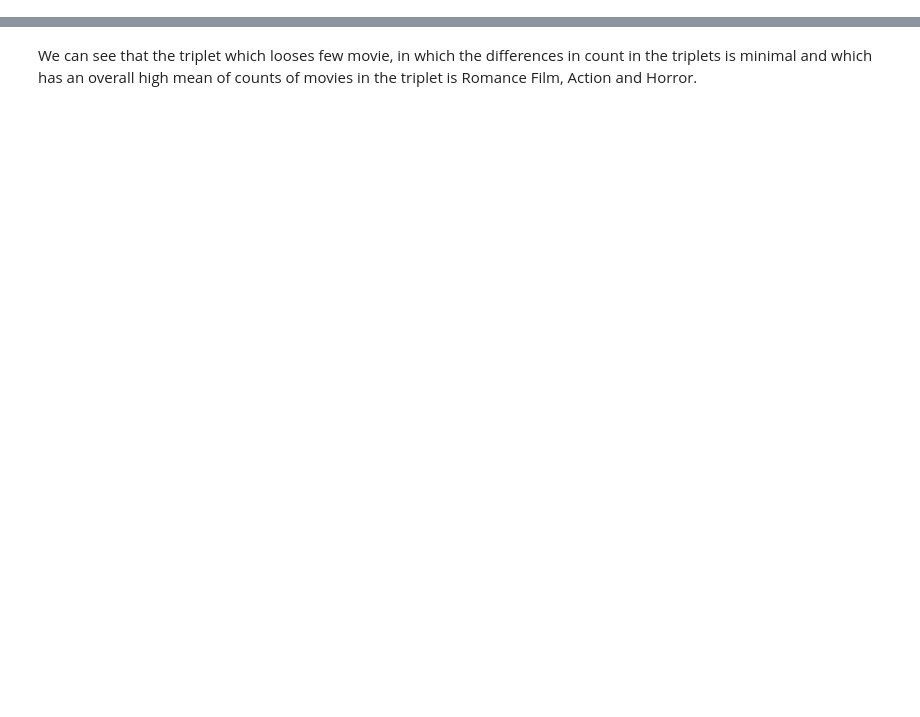
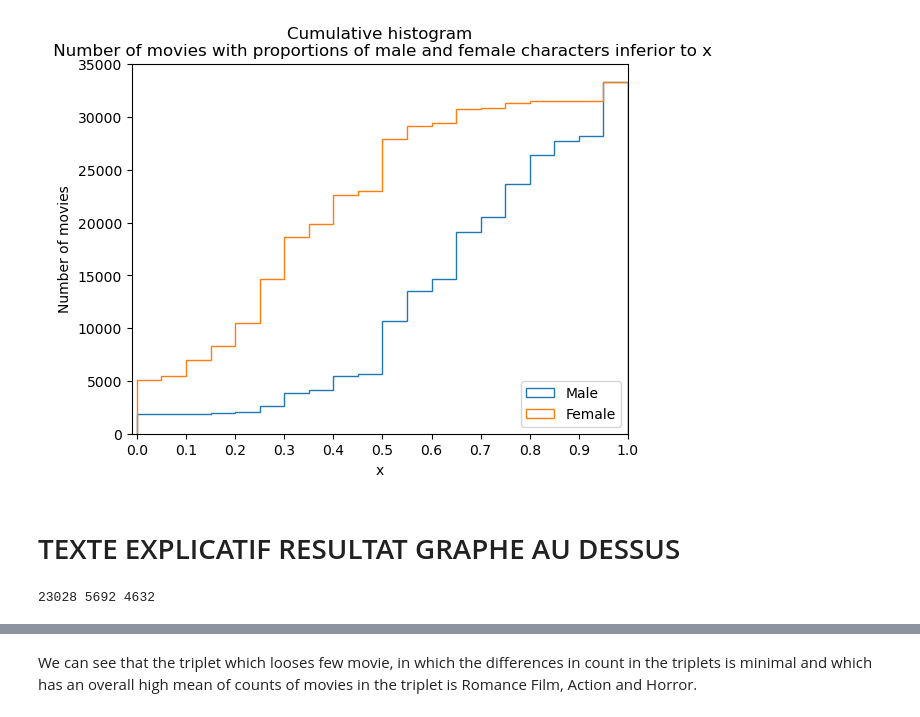
Before and after one commit to epfl-ada/ada-2022-project-nonansland22, a Jupyter notebook: Project_NoNansLand.ipynb, the cells around one changed output, grey strips where cells are left out. Saved outputs shown, nothing was run; the diff lists cells and outputs as text; code cells hidden in the pictures; blank space fills up the shorter version.

```diff
--- a/Project_NoNansLand.ipynb
+++ b/Project_NoNansLand.ipynb
@@ -63,0 +248,29 @@ moviedata_filtered['genres'] = moviedata_filtered['genres'].apply(lambda y: list
+# %%
+plt.hist(gender_count_permovie.M_proportion, bins = 20, cumulative = True, histtype = 'step',label='Male')
+plt.hist(gender_count_permovie.F_proportion, bins = 20, cumulative = True, histtype = 'step',label='Female')
+plt.xlim(-0.01,1)
+plt.xticks(np.arange(0,1.1,0.1))
+plt.title("Cumulative histogram\n Number of movies with proportions of male and female characters inferior to x")
+plt.xlabel('x')
+plt.ylabel('Number of movies')
+plt.legend(loc='lower right')
+plt.show()
+# %% [output]
+[figure, added]
+# %% [markdown]
+# TEXTE EXPLICATIF RESULTAT GRAPHE AU DESSUS
+# %%
+max_M = 0
+max_F = 0
+equal_MF = 0
+for i in range(gender_count_permovie.shape[0]) :
+    if (gender_count_permovie.iloc[i]['nb_male'] > gender_count_permovie.iloc[i]['nb_female']) :
+        max_M += 1
+    elif (gender_count_permovie.iloc[i]['nb_male'] < gender_count_permovie.iloc[i]['nb_female']) :
+        max_F += 1
+    elif (gender_count_permovie.iloc[i]['nb_male'] == gender_count_permovie.iloc[i]['nb_female']) :
+        equal_MF += 1
+
+print(max_M,max_F,equal_MF)
+# %% [output]
+23028 5692 4632
```
Also changed, not shown: parts of 112 cells of this notebook.
